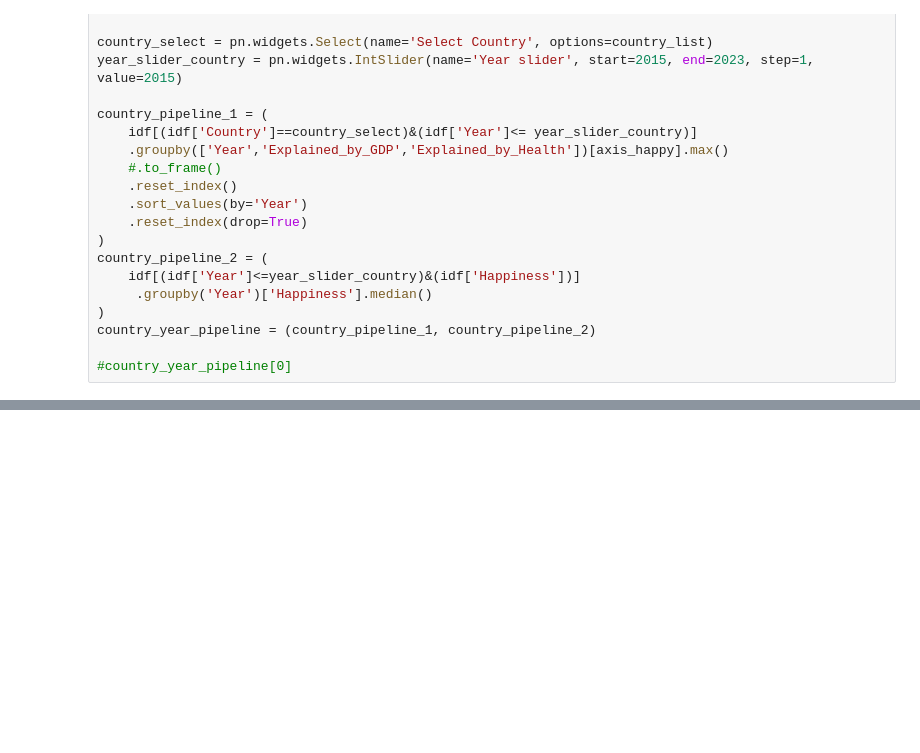
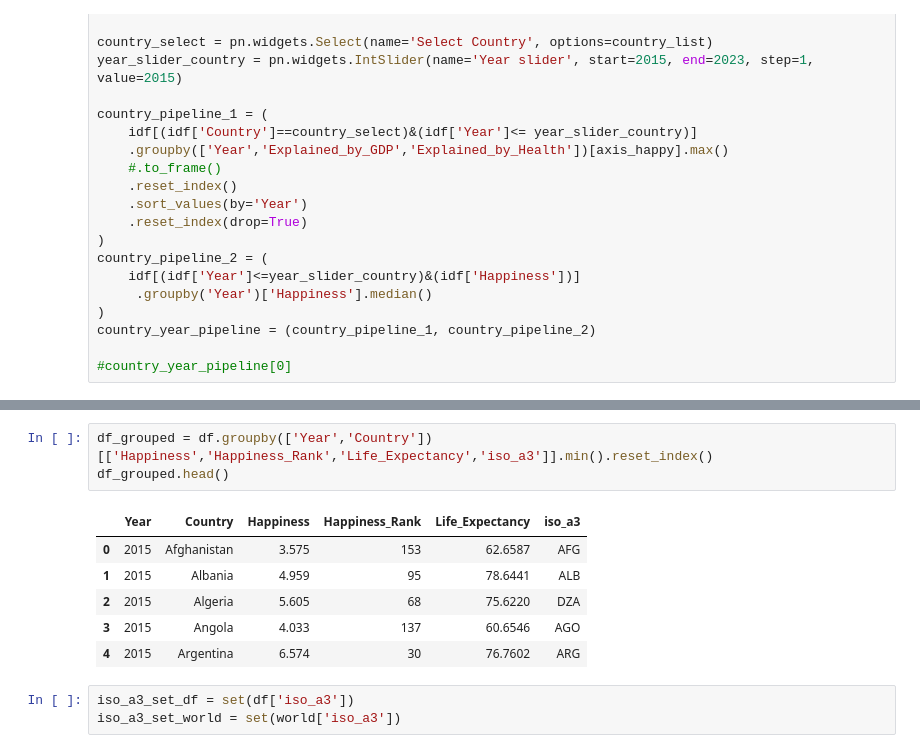
Before and after one commit to fakesheep38/HapPy, a Jupyter notebook: happy_dashboard.ipynb, the cells around one changed output, grey strips where cells are left out. Drawn from its saved outputs; the diff is of its cells as text; blank space fills up the shorter version.

```diff
--- a/happy_dashboard.ipynb
+++ b/happy_dashboard.ipynb
@@ -373,0 +459,13 @@ happyness_source_bar_plot
+# %%
+df_grouped = df.groupby(['Year','Country'])[['Happiness','Happiness_Rank','Life_Expectancy','iso_a3']].min().reset_index()
+df_grouped.head()
+# %% [output]
+|  | Year | Country | Happiness | Happiness_Rank | Life_Expectancy | iso_a3 |
+| 0 | 2015 | Afghanistan | 3.575 | 153 | 62.6587 | AFG |
+| 1 | 2015 | Albania | 4.959 | 95 | 78.6441 | ALB |
+| 2 | 2015 | Algeria | 5.605 | 68 | 75.6220 | DZA |
+| 3 | 2015 | Angola | 4.033 | 137 | 60.6546 | AGO |
+| 4 | 2015 | Argentina | 6.574 | 30 | 76.7602 | ARG |
+# %%
+iso_a3_set_df = set(df['iso_a3'])
+iso_a3_set_world = set(world['iso_a3'])
```
Also changed, not shown: parts of 17 cells of this notebook.
